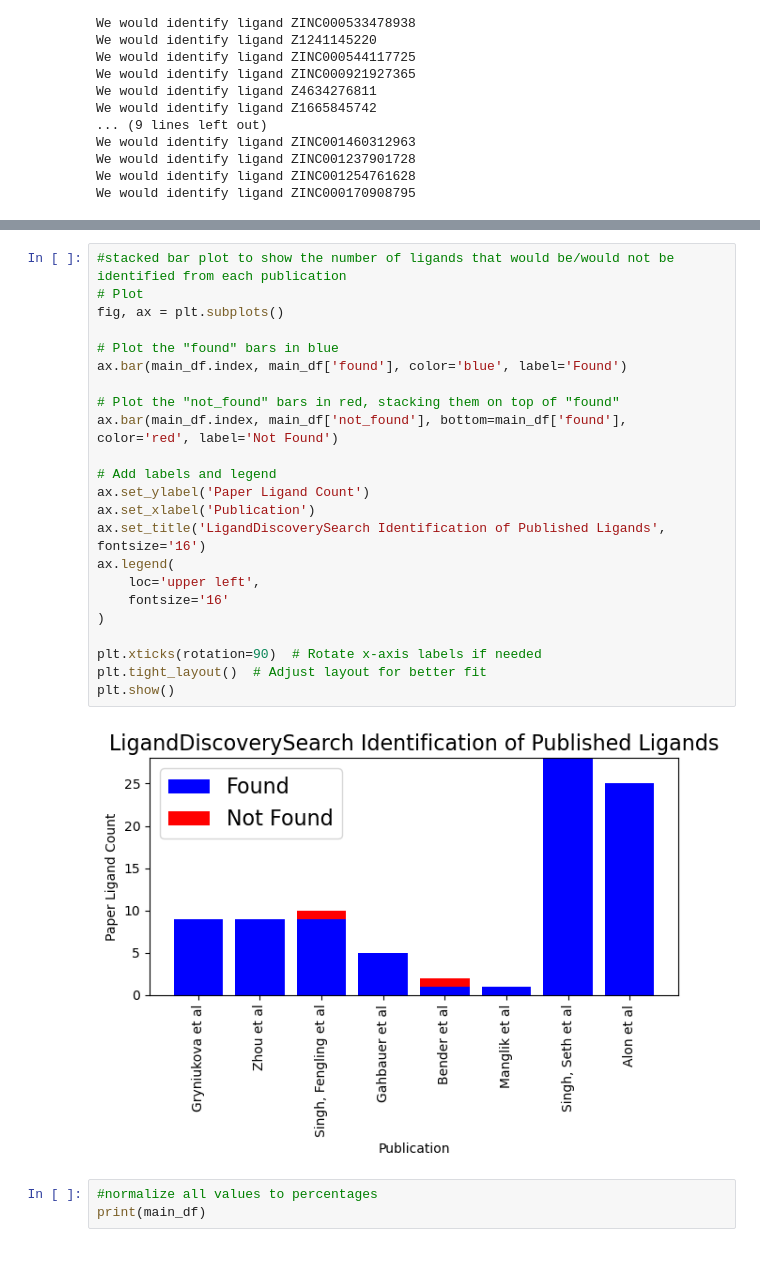
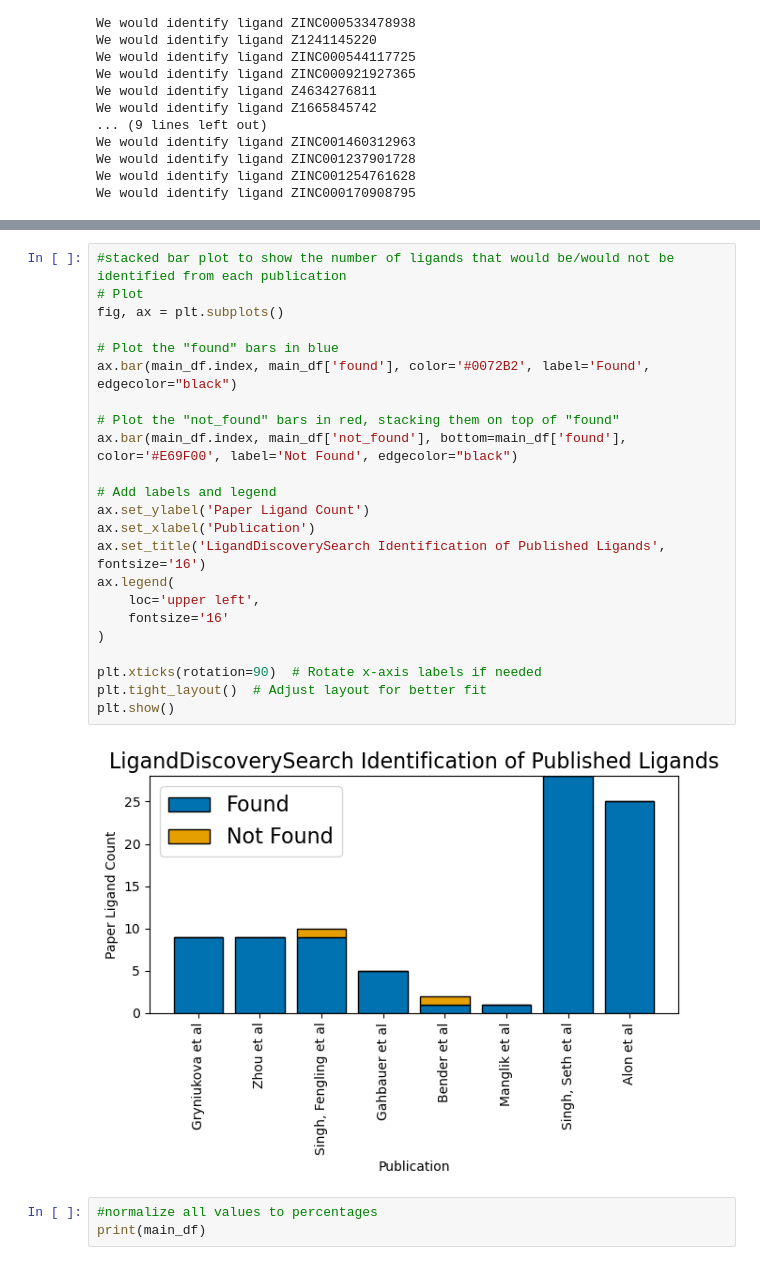
Before and after one commit to toadlover/ginsparg_thymelab_thesis, a Jupyter notebook: jupyter_notebooks/figure_making/replicating_other_publications/all_publication_aggregate_data.ipynb, the cells around one changed output, grey strips where cells are left out. Drawn from its saved outputs; the diff is of its cells as text.

Commit message:
improving color consistency

```diff
--- a/jupyter_notebooks/figure_making/replicating_other_publications/all_publication_aggregate_data.ipynb
+++ b/jupyter_notebooks/figure_making/replicating_other_publications/all_publication_aggregate_data.ipynb
@@ -507,28 +507,28 @@ df
 # %%
 #stacked bar plot to show the number of ligands that would be/would not be identified from each publication
 # Plot
 fig, ax = plt.subplots()
 
 # Plot the "found" bars in blue
-ax.bar(main_df.index, main_df['found'], color='blue', label='Found')
+ax.bar(main_df.index, main_df['found'], color='#0072B2', label='Found', edgecolor="black")
 
 # Plot the "not_found" bars in red, stacking them on top of "found"
-ax.bar(main_df.index, main_df['not_found'], bottom=main_df['found'], color='red', label='Not Found')
+ax.bar(main_df.index, main_df['not_found'], bottom=main_df['found'], color='#E69F00', label='Not Found', edgecolor="black")
 
 # Add labels and legend
 ax.set_ylabel('Paper Ligand Count')
 ax.set_xlabel('Publication')
 ax.set_title('LigandDiscoverySearch Identification of Published Ligands', fontsize='16')
 ax.legend(
     loc='upper left',
     fontsize='16'
 )
 
 plt.xticks(rotation=90)  # Rotate x-axis labels if needed
 plt.tight_layout()  # Adjust layout for better fit
 plt.show()
 # %% [output]
-[figure, old version]
+[figure, new version]
 # %%
 #normalize all values to percentages
 print(main_df)
```
Also changed, not shown: 1 other file.
